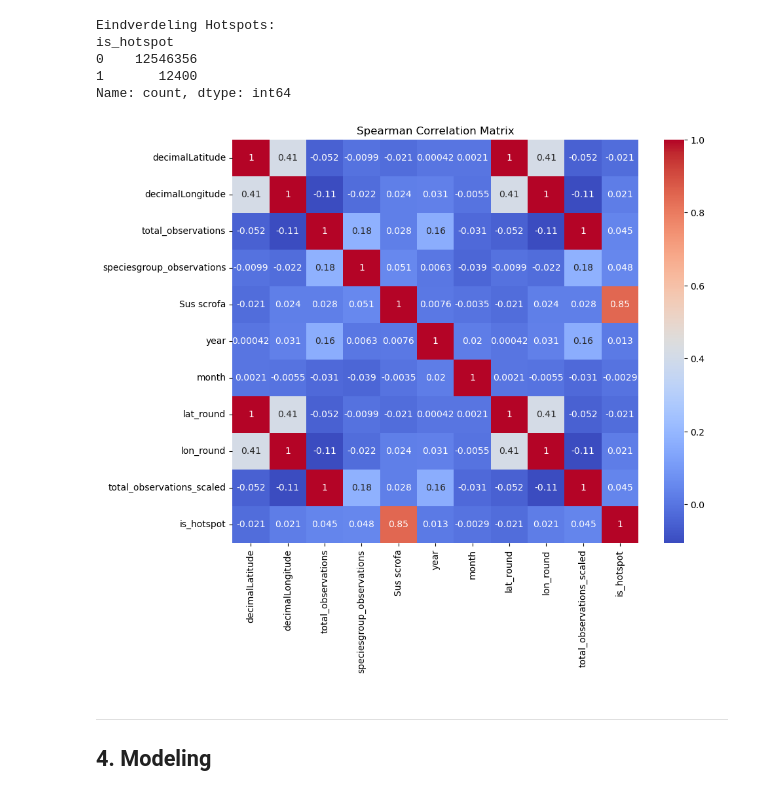
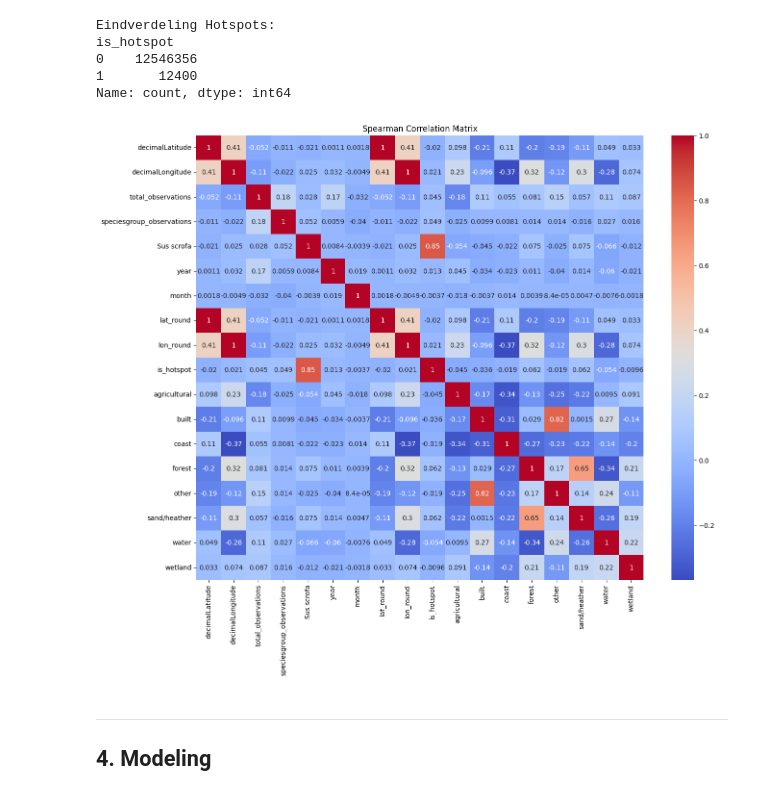
Before and after one commit to Jamie1111/Toeftoeftoeftoef, a Jupyter notebook: assignment_template_it1.ipynb, the cells around one changed output. Drawn from its saved outputs; the diff is of its cells as text; code cells hidden in the pictures.

```diff
--- a/assignment_template_it1.ipynb
+++ b/assignment_template_it1.ipynb
@@ -449,21 +449,21 @@ is_hotspot
 1       12400
 Name: count, dtype: int64
 # %%
-nummer_df = df.select_dtypes(include='number')
+nummer_df = df_clean2.select_dtypes(include='number')
 
 filtered_df = nummer_df[
     (nummer_df['total_observations'] > 0)
 ]
 
 corr_matrix = filtered_df.corr(method='spearman')
 
-plt.figure(figsize=(10,8))
+plt.figure(figsize=(15, 12))
 sns.heatmap(corr_matrix, annot=True, cmap='coolwarm')
 
 plt.title("Spearman Correlation Matrix")
 plt.show()
 # %% [output]
-[figure, old version]
+[figure, new version]
 # %% [markdown]
 ---
 
```
Also changed, not shown: parts of 2 cells of this notebook.
